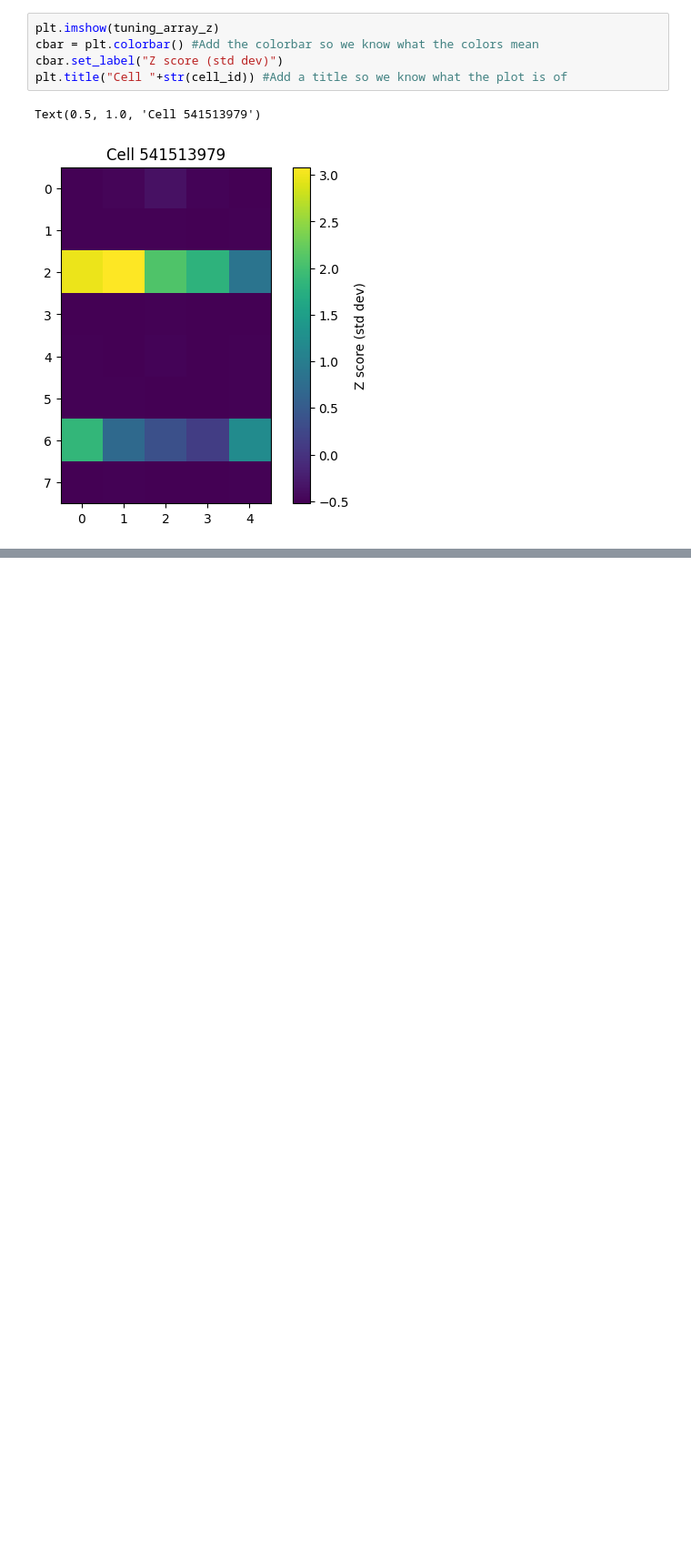
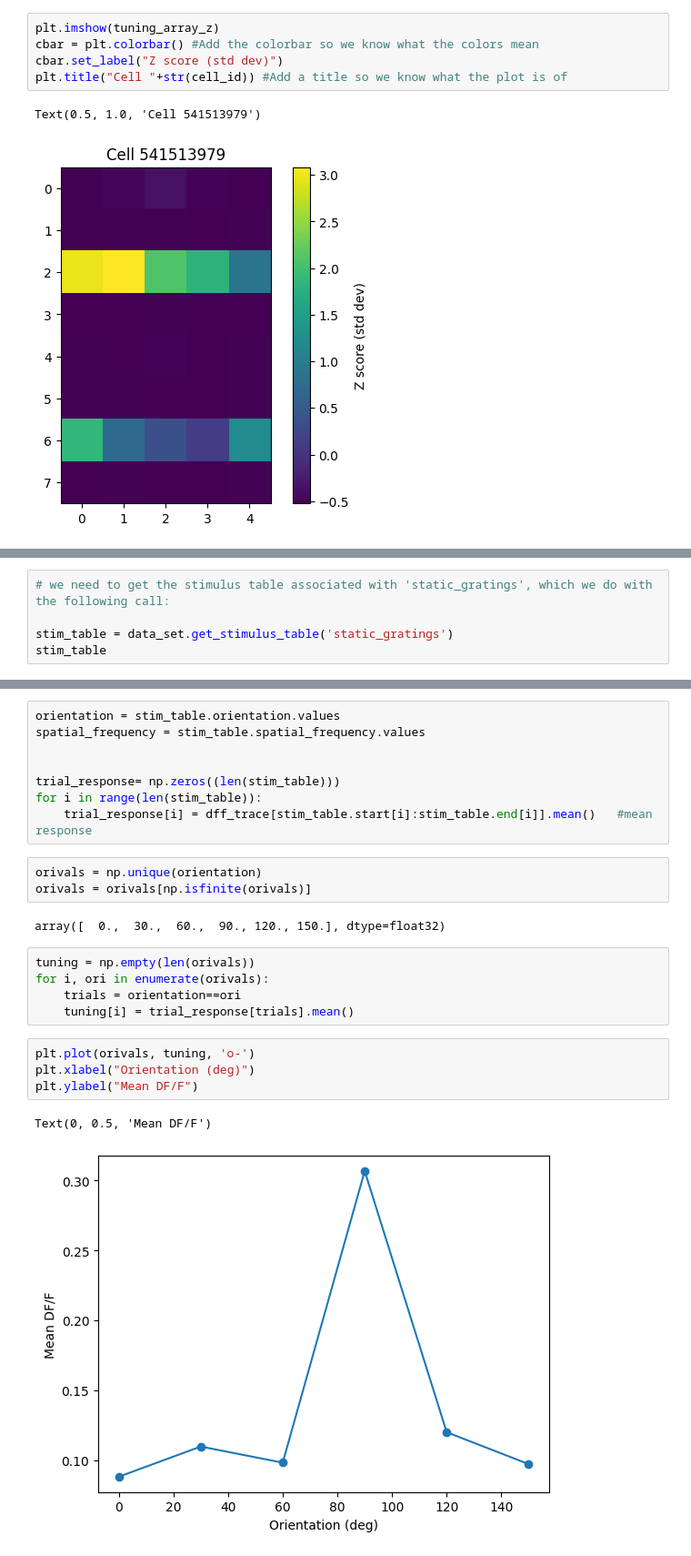
Before and after one commit to mahagueheme-Lesly/TReND-CaMinA, a Jupyter notebook: notebooks/Zambia25/07-to-10-Mon-toThu-AllenTutorial/solutions/Session_2_Tuning_Curves_solutions.ipynb, the cells around one changed output, grey strips where cells are left out. Shown at 91% size. Drawn from its saved outputs; the diff is of its cells as text; blank space fills up the shorter version.

```diff
--- a/notebooks/Zambia25/07-to-10-Mon-toThu-AllenTutorial/solutions/Session_2_Tuning_Curves_solutions.ipynb
+++ b/notebooks/Zambia25/07-to-10-Mon-toThu-AllenTutorial/solutions/Session_2_Tuning_Curves_solutions.ipynb
@@ -521,0 +558,5 @@ Text(0.5, 1.0, 'Cell 541513979')
+# %%
+# we need to get the stimulus table associated with 'static_gratings', which we do with the following call:
+
+stim_table = data_set.get_stimulus_table('static_gratings')
+stim_table
@@ -521,0 +577,25 @@ Text(0.5, 1.0, 'Cell 541513979')
+# %%
+orientation = stim_table.orientation.values
+spatial_frequency = stim_table.spatial_frequency.values
+
+
+trial_response= np.zeros((len(stim_table)))
+for i in range(len(stim_table)):
+    trial_response[i] = dff_trace[stim_table.start[i]:stim_table.end[i]].mean()   #mean response
+# %%
+orivals = np.unique(orientation)
+orivals = orivals[np.isfinite(orivals)]
+# %% [output]
+array([  0.,  30.,  60.,  90., 120., 150.], dtype=float32)
+# %%
+tuning = np.empty(len(orivals))
+for i, ori in enumerate(orivals):
+    trials = orientation==ori
+    tuning[i] = trial_response[trials].mean()
+# %%
+plt.plot(orivals, tuning, 'o-')
+plt.xlabel("Orientation (deg)")
+plt.ylabel("Mean DF/F")
+# %% [output]
+Text(0, 0.5, 'Mean DF/F')
+[figure, added]
```
Also changed, not shown: parts of 26 cells of this notebook, 1 other file.
